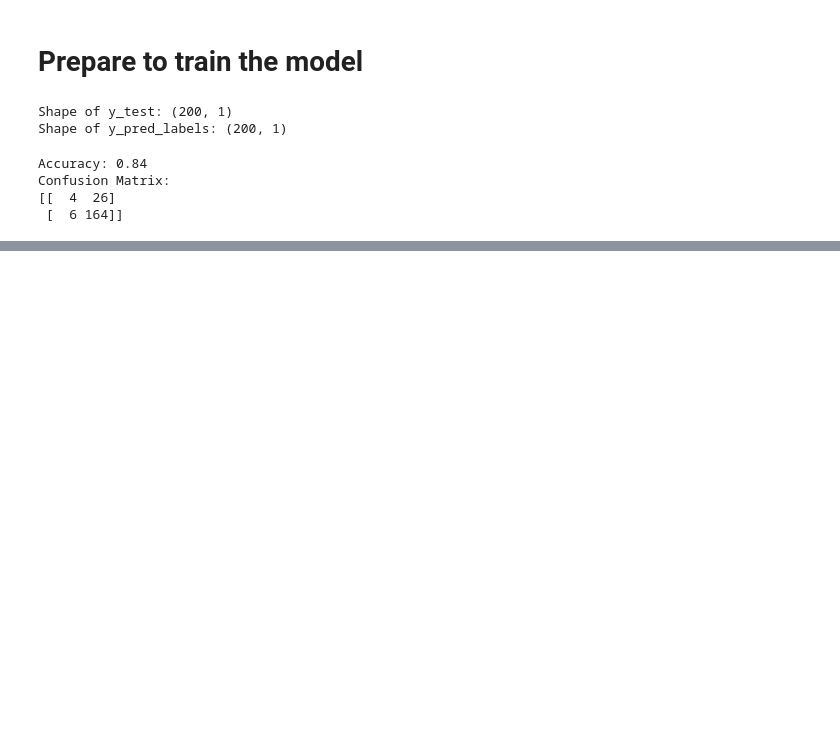
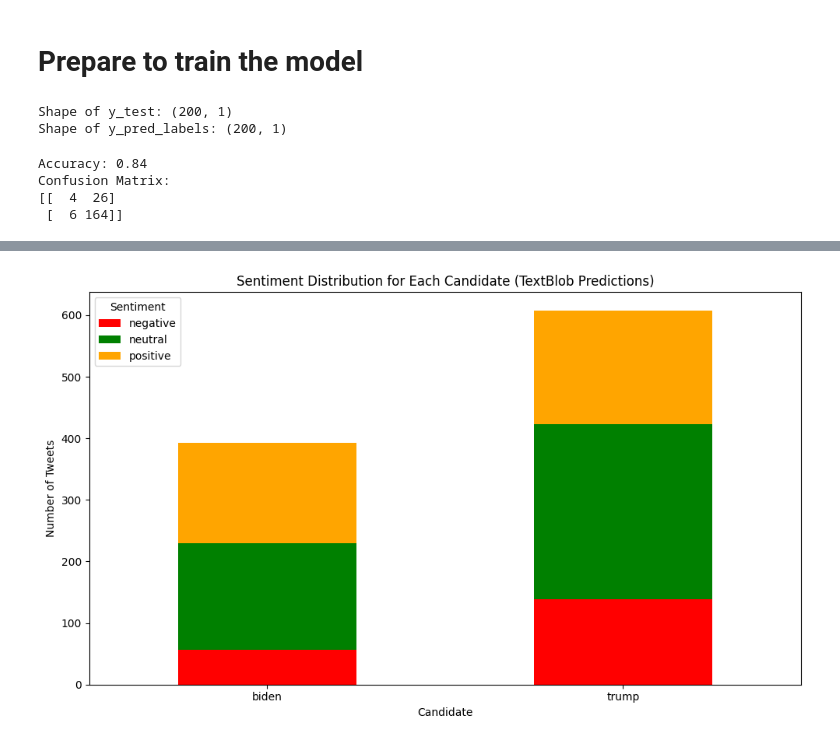
Before and after one commit to renatovfreitas/DataCircle_Twitter_Project, a Jupyter notebook: twitterSentimentLR.ipynb, the cells around one changed output, grey strips where cells are left out. Saved outputs shown, nothing was run; the diff lists cells and outputs as text; code cells hidden in the pictures; blank space fills up the shorter version.

```diff
--- a/twitterSentimentLR.ipynb
+++ b/twitterSentimentLR.ipynb
@@ -237,0 +296,20 @@ Confusion Matrix:
+# %%
+# Apply the function to classify sentiments
+# df['sentiment'] = df['polarity'].apply(get_polarity)
+
+# Count the occurrences of each sentiment for each candidate
+sentiment_counts = df.groupby(['candidate', 'sentiment']).size().unstack(fill_value=0)
+
+# Plotting the sentiment counts
+sentiment_counts.plot(kind='bar', stacked=True, color=['red', 'green', 'orange'], figsize=(10, 6))
+
+# Adding labels and title
+plt.title('Sentiment Distribution for Each Candidate (TextBlob Predictions)')
+plt.xlabel('Candidate')
+plt.ylabel('Number of Tweets')
+plt.xticks(rotation=0)  # Rotate x-axis labels for better readability
+plt.legend(title='Sentiment')  # Adjust labels as necessary
+plt.tight_layout()  # Adjust layout to make room for the legend
+plt.show()
+# %% [output]
+[figure, added]
```
Also changed, not shown: parts of 8 cells of this notebook.
